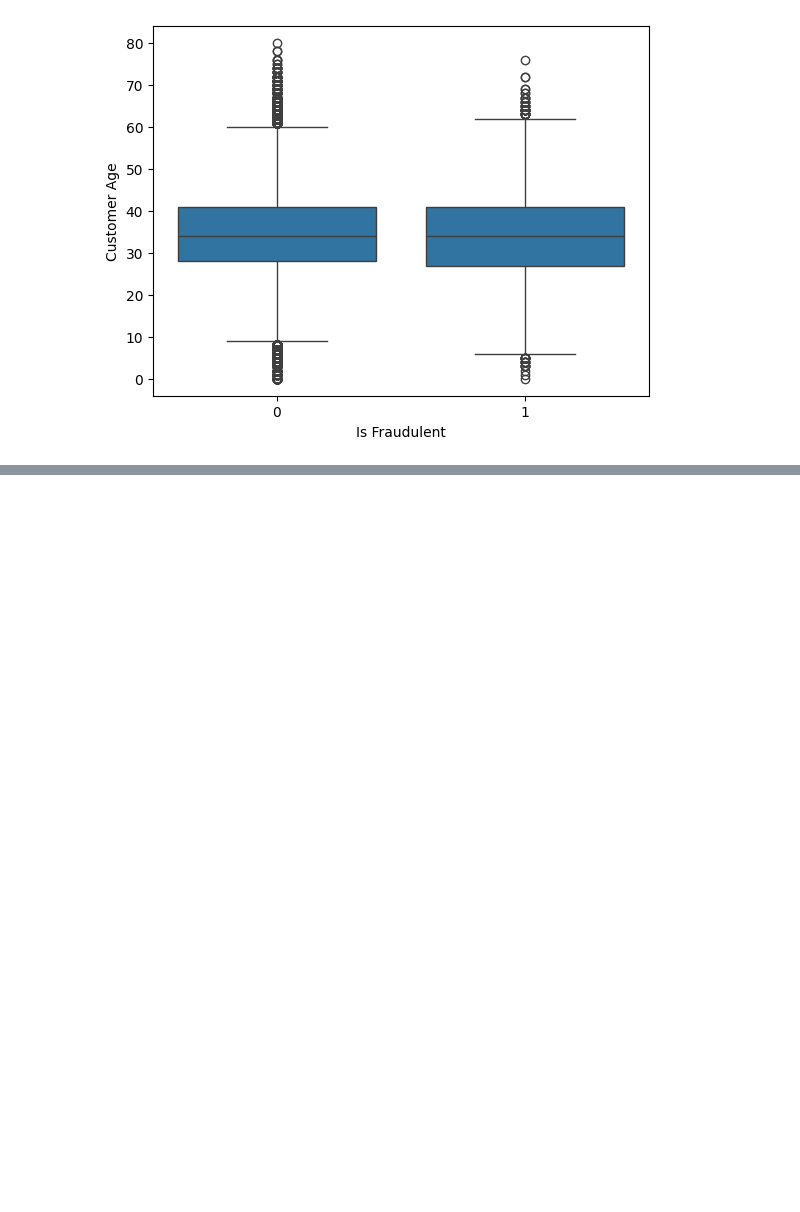
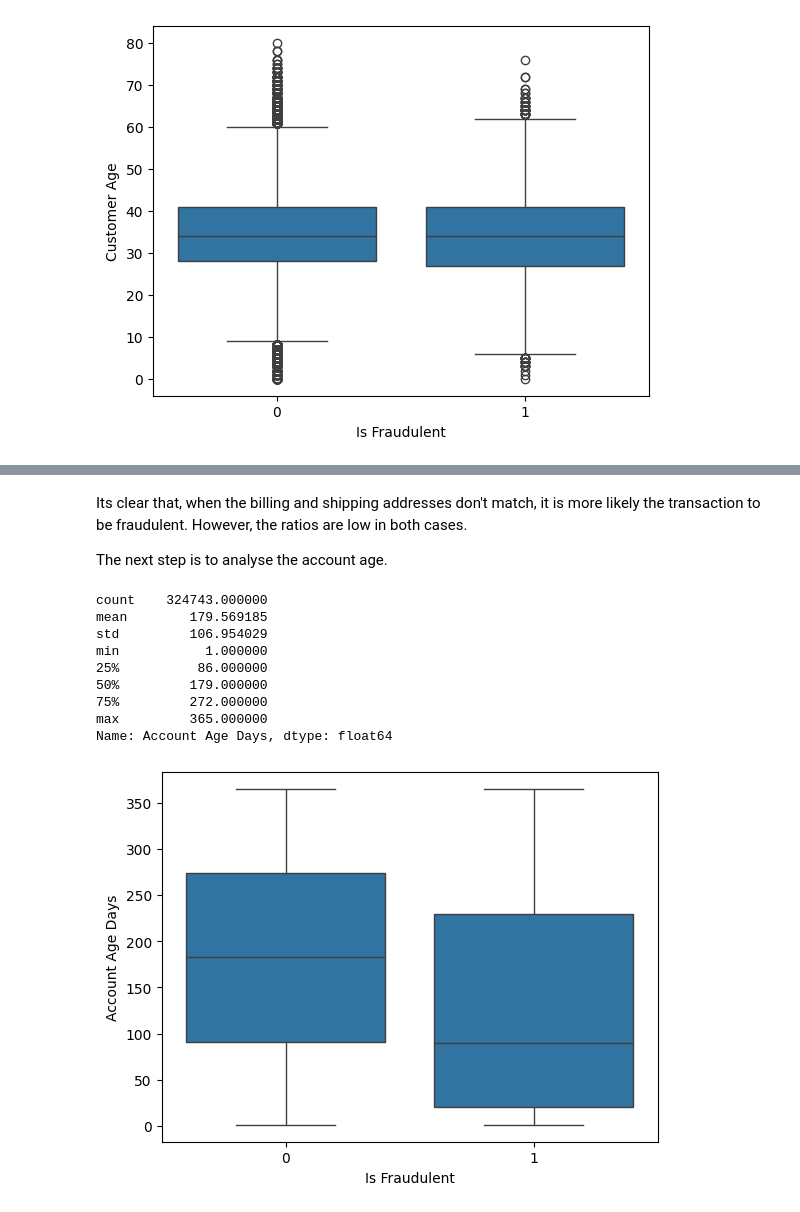
Before and after one commit to LsFaria04/Fraud_Detection_Supervised_Learning, a Jupyter notebook: Proj2.ipynb, the cells around one changed output, grey strips where cells are left out. Saved outputs shown, nothing was run; the diff lists cells and outputs as text; code cells hidden in the pictures; blank space fills up the shorter version.

```diff
--- a/Proj2.ipynb
+++ b/Proj2.ipynb
@@ -407,0 +510,21 @@ Name: Customer Age, dtype: float64
+# %% [markdown]
+Its clear that, when the billing and shipping addresses don't match, it is more likely the transaction to be fraudulent. However, the ratios are low in both cases.
+
+
+The next step is to analyse the  account age.
+# %%
+#Account age comparison between fraudulent and legitimate transactions
+print(merged_data["Account Age Days"].describe())
+sb.boxplot(x="Is Fraudulent", y="Account Age Days", data=merged_data)
+plt.show()
+# %% [output]
+count    324743.000000
+mean        179.569185
+std         106.954029
+min           1.000000
+25%          86.000000
+50%         179.000000
+75%         272.000000
+max         365.000000
+Name: Account Age Days, dtype: float64
+[figure, added]
```
Also changed, not shown: parts of 9 cells of this notebook.
